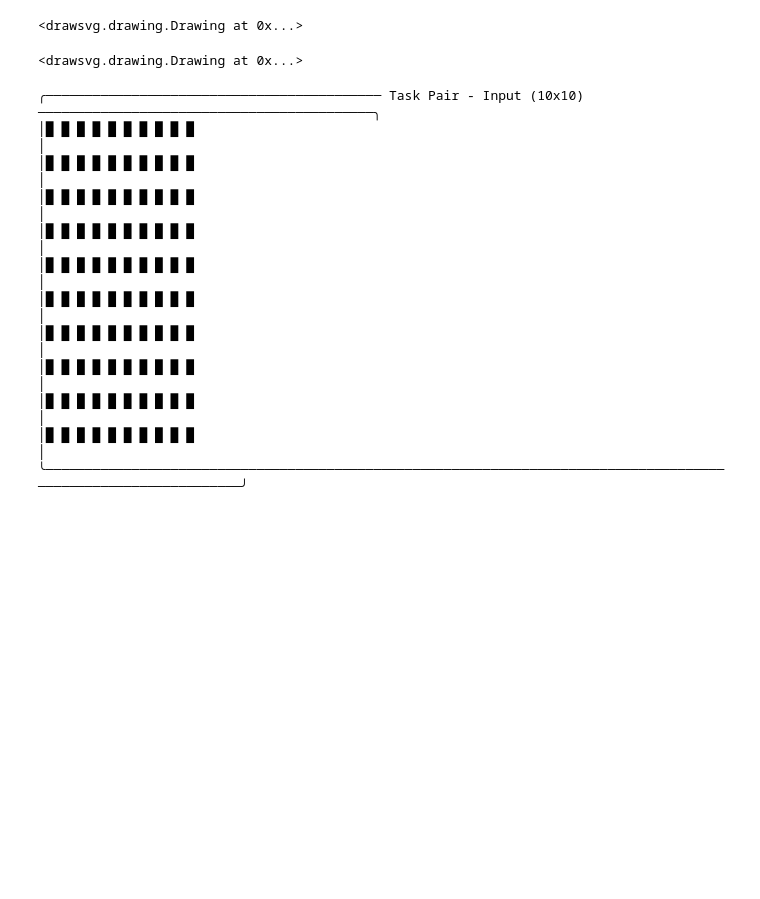
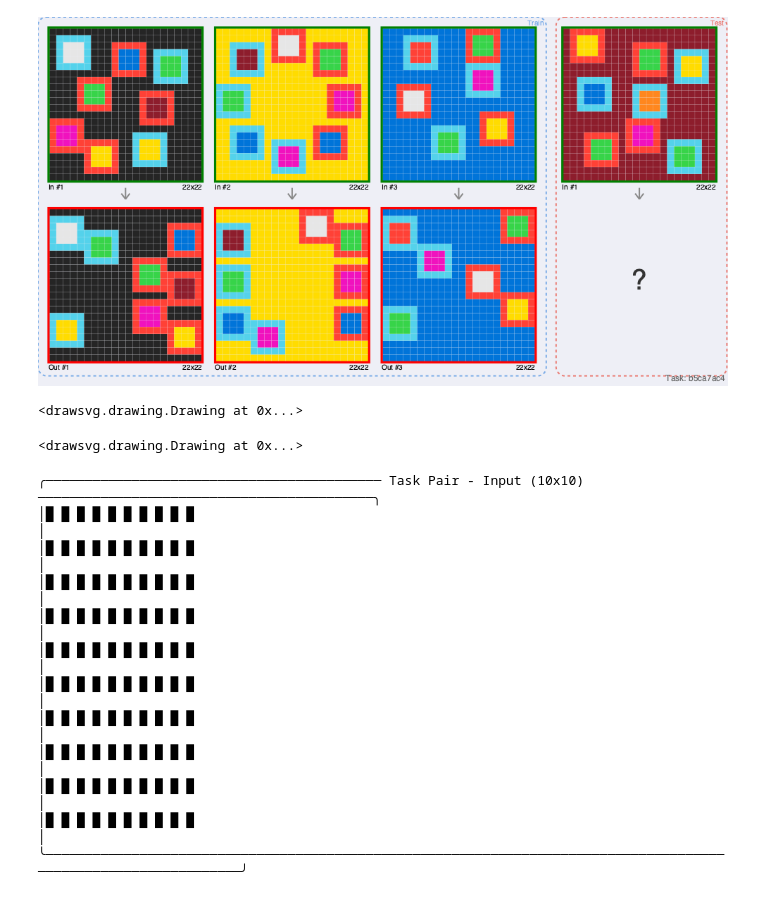
Before and after one commit to aadimator/JaxARC, a Jupyter notebook: notebooks/00-data.ipynb, the cells around one changed output. Cells and saved outputs as stored; diff of their text form; code cells hidden in the pictures; blank space fills up the shorter version.

```diff
--- a/notebooks/00-data.ipynb
+++ b/notebooks/00-data.ipynb
@@ -16,7 +16,7 @@ from jaxarc.utils.visualization import (
 # %%
 cfg = get_config()
 
-environment_config = cfg.environment
+environment_config = cfg.dataset
 # environment_config.default_split = "evaluation"
 
 parser = ArcAgiParser(
@@ -132 +133,6 @@ draw_parsed_task_data_svg(
 <drawsvg.drawing.Drawing at 0x...>
+# %%
+draw_parsed_task_data_svg(
+    parser.get_task_by_id("b5ca7ac4"), include_test=True, border_colors=("green", "red"), width=30, height=12
+).rasterize()
+# %% [output]
@@ -133,3 +141,4 @@ draw_parsed_task_data_svg(
+[figure, added]
 # %%
 draw_task_pair_svg(
     task_data.input_grids_examples[0],
```
Also changed, not shown: parts of 7 cells of this notebook, 17 other files.
